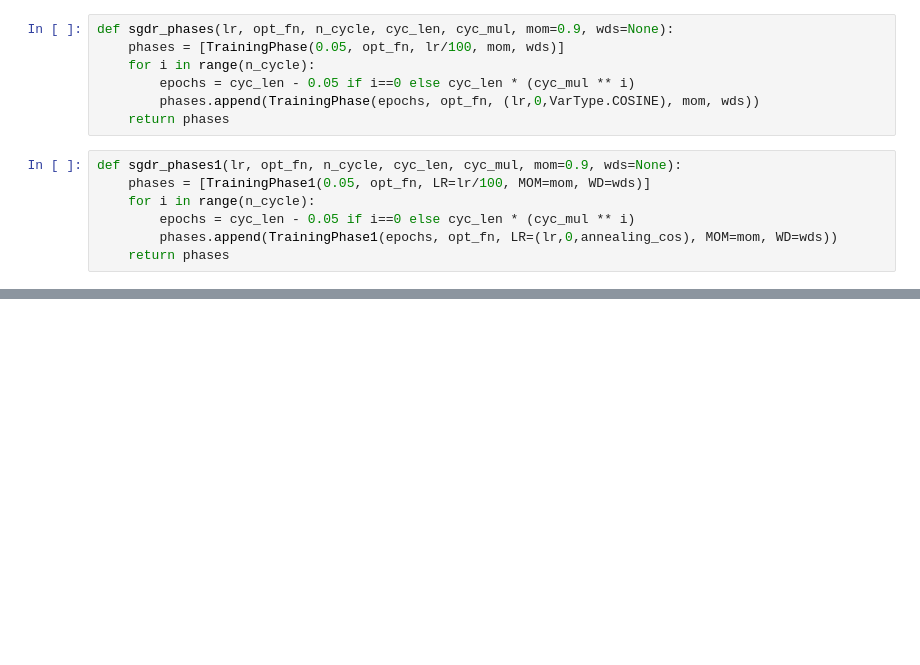
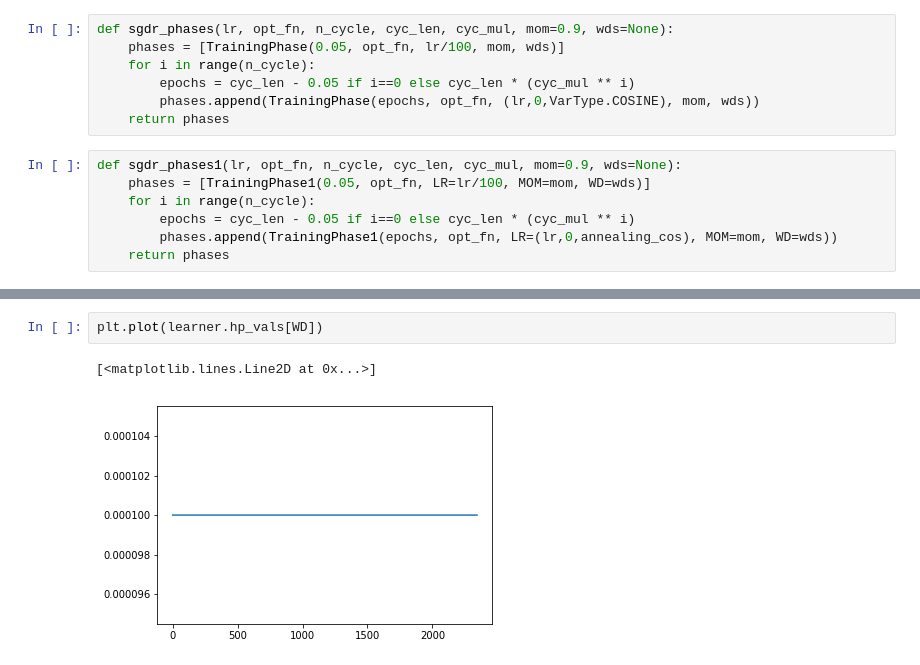
Before and after one commit to fastai/fastai_old, a Jupyter notebook: dev_nb/001_training.ipynb, the cells around one changed output, grey strips where cells are left out. Drawn from its saved outputs; the diff is of its cells as text; blank space fills up the shorter version.

```diff
--- a/dev_nb/001_training.ipynb
+++ b/dev_nb/001_training.ipynb
@@ -861,0 +918,5 @@ fit_phases(sgdr_phases1(1, optim.SGD, 2, 1, 2, wds=1e-4), model, loss_fn, data.t
+# %%
+plt.plot(learner.hp_vals[WD])
+# %% [output]
+[<matplotlib.lines.Line2D at 0x...>]
+[figure, added]
```
Also changed, not shown: parts of 31 cells of this notebook, 1 other file.
